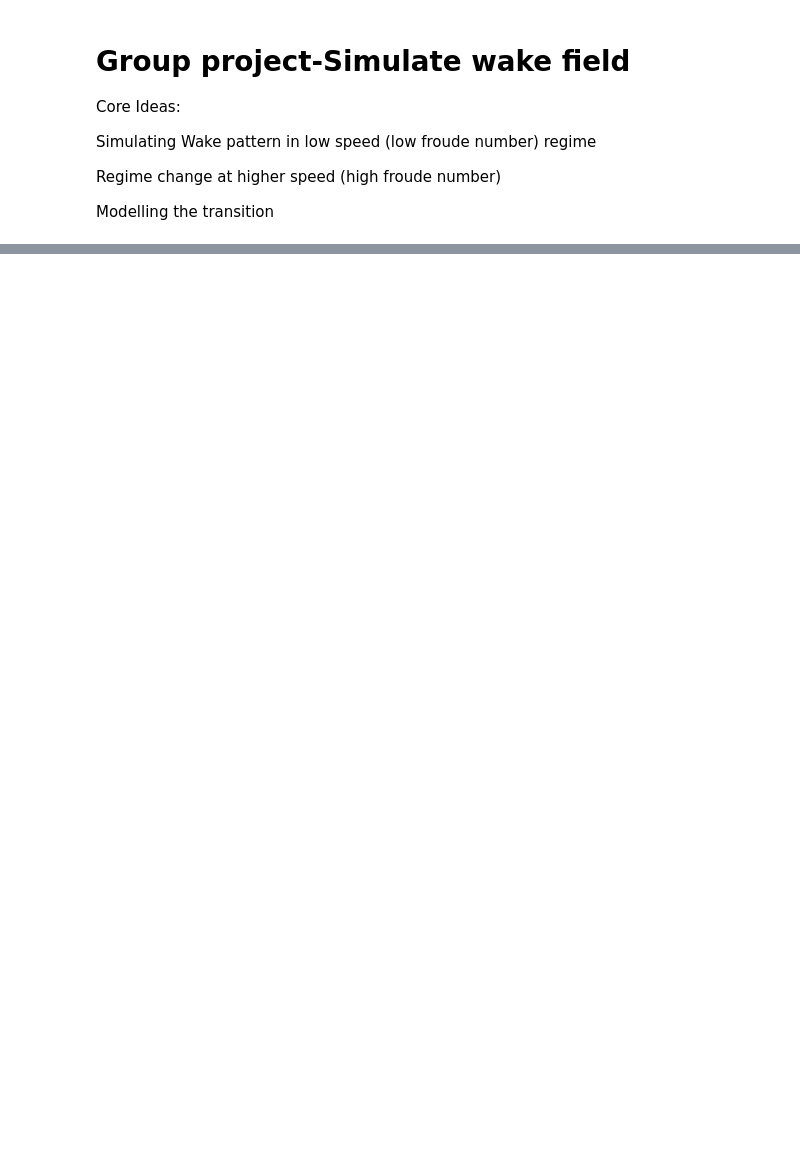
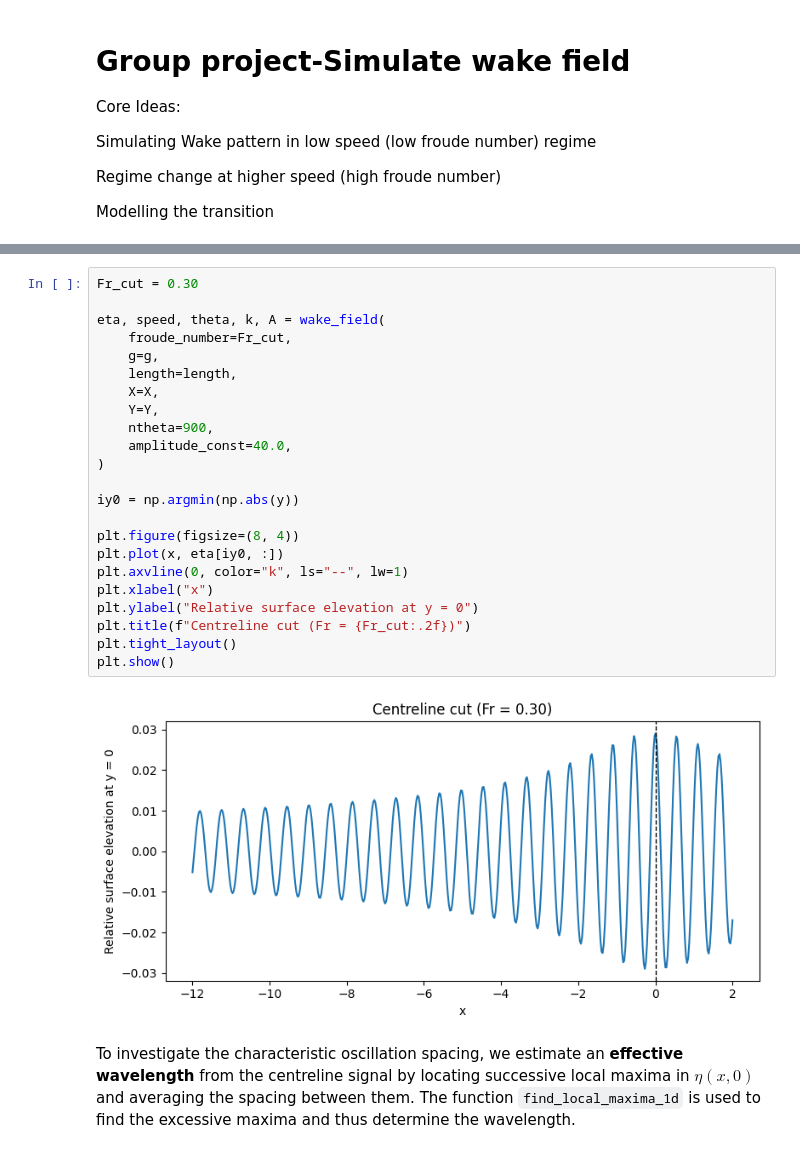
Before and after one commit to hongshaoyee/Simulating-wake-field, a Jupyter notebook: low_froude_wake.ipynb, the cells around one changed output, grey strips where cells are left out. Cells and saved outputs as stored; diff of their text form; blank space fills up the shorter version.

```diff
--- a/low_froude_wake.ipynb
+++ b/low_froude_wake.ipynb
@@ -105,0 +258,27 @@ plt.show()
+# %%
+Fr_cut = 0.30
+
+eta, speed, theta, k, A = wake_field(
+    froude_number=Fr_cut,
+    g=g,
+    length=length,
+    X=X,
+    Y=Y,
+    ntheta=900,
+    amplitude_const=40.0,
+)
+
+iy0 = np.argmin(np.abs(y))
+
+plt.figure(figsize=(8, 4))
+plt.plot(x, eta[iy0, :])
+plt.axvline(0, color="k", ls="--", lw=1)
+plt.xlabel("x")
+plt.ylabel("Relative surface elevation at y = 0")
+plt.title(f"Centreline cut (Fr = {Fr_cut:.2f})")
+plt.tight_layout()
+plt.show()
+# %% [output]
+[figure, added]
+# %% [markdown]
+To investigate the characteristic oscillation spacing, we estimate an **effective wavelength** from the centreline signal by locating successive local maxima in $\eta(x,0)$ and averaging the spacing between them. The function `find_local_maxima_1d` is used to find the excessive maxima and thus determine the wavelength.
```
Also changed, not shown: parts of 30 cells of this notebook.
